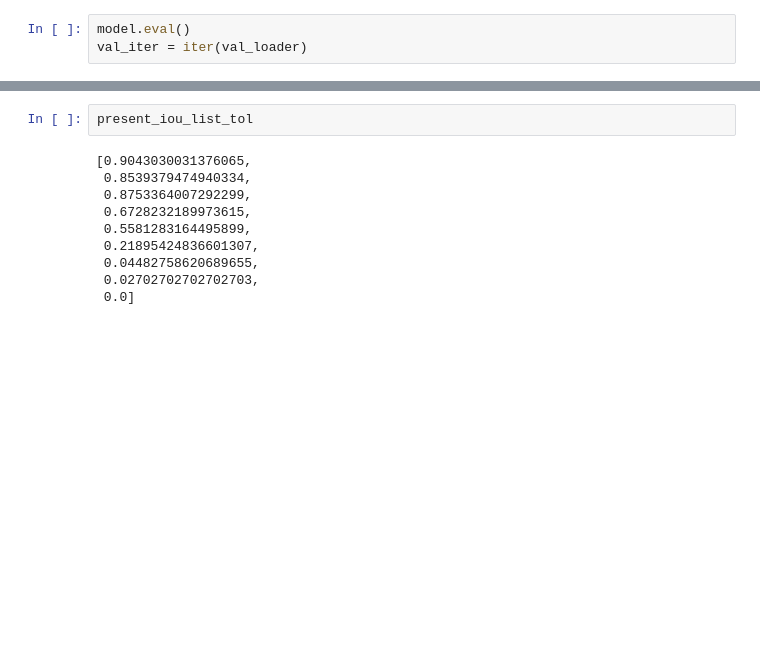
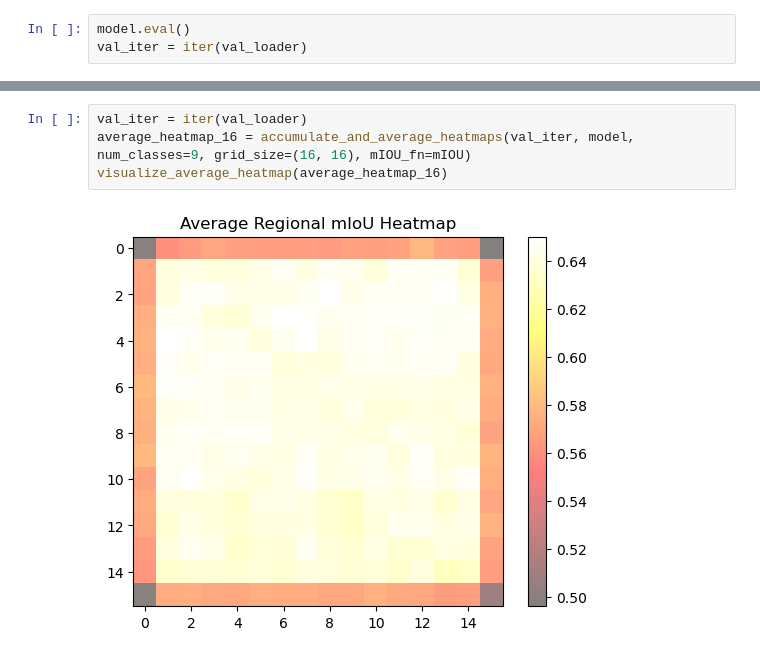
Before and after one commit to SMATousi/dem2so, a Jupyter notebook: New_Metric_Test.ipynb, the cells around one changed output, grey strips where cells are left out. Drawn from its saved outputs; the diff is of its cells as text; blank space fills up the shorter version.

```diff
--- a/New_Metric_Test.ipynb
+++ b/New_Metric_Test.ipynb
@@ -246,13 +312,7 @@ present_iou_list
 # %%
-present_iou_list_tol
+val_iter = iter(val_loader)
+average_heatmap_16 = accumulate_and_average_heatmaps(val_iter, model, num_classes=9, grid_size=(16, 16), mIOU_fn=mIOU)
+visualize_average_heatmap(average_heatmap_16)
 # %% [output]
-[0.9043030031376065,
- 0.8539379474940334,
- 0.8753364007292299,
- 0.6728232189973615,
- 0.5581283164495899,
- 0.21895424836601307,
- 0.04482758620689655,
- 0.02702702702702703,
- 0.0]
+[figure, added]
 # %%
```
Also changed, not shown: parts of 11 cells of this notebook, 21 other files.
